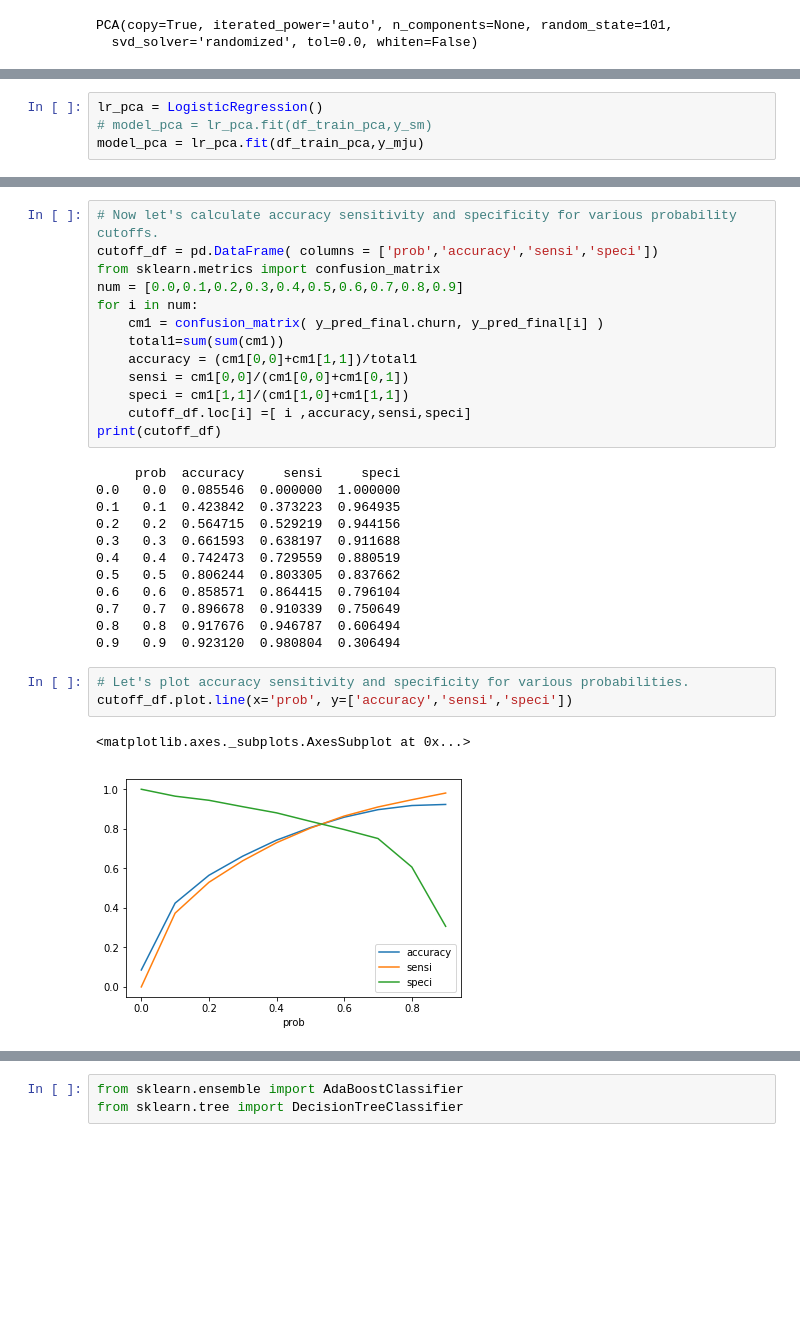
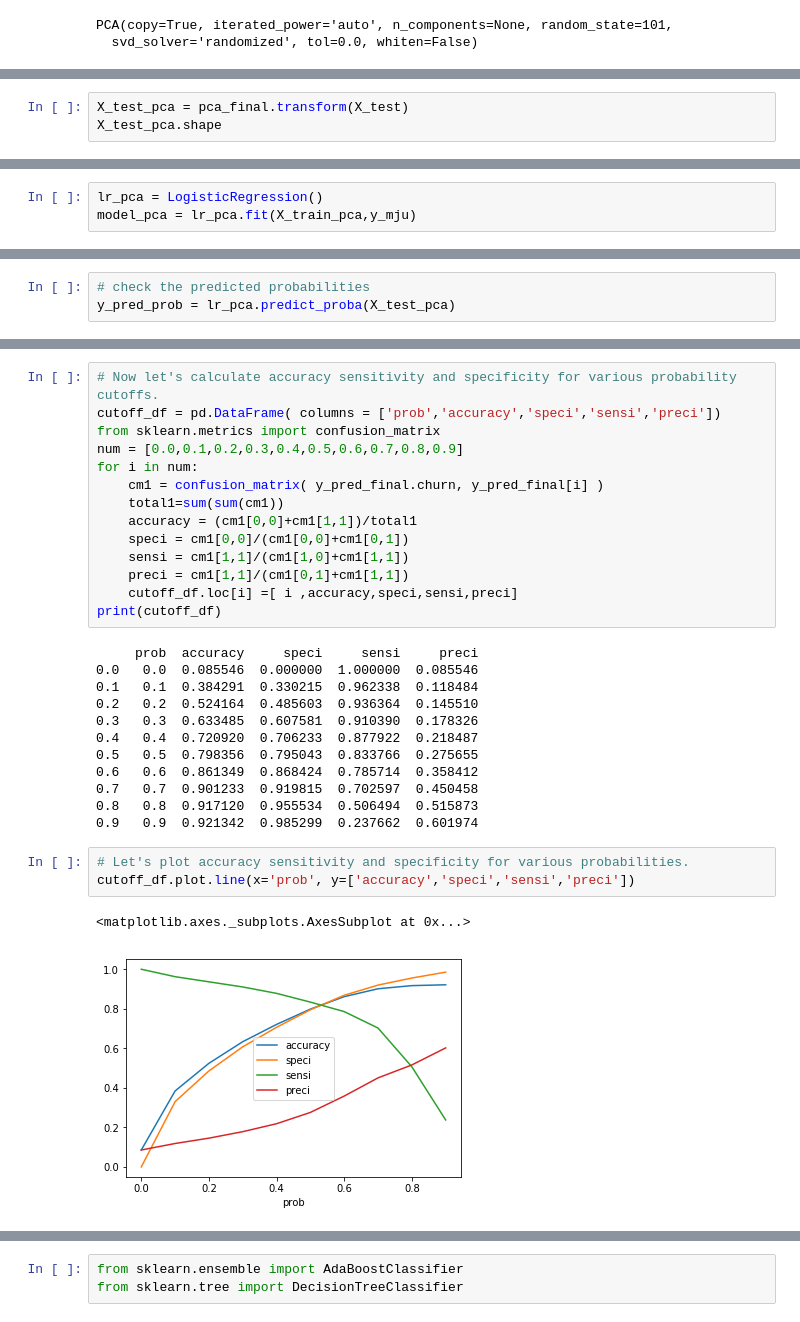
Before and after one commit to saad1504/Telecom_Churn_Case_Study, a Jupyter notebook: Telecom_Churn_Modelling_VM.ipynb, the cells around one changed output, grey strips where cells are left out. Cells and saved outputs as stored; diff of their text form; blank space fills up the shorter version.

```diff
--- a/Telecom_Churn_Modelling_VM.ipynb
+++ b/Telecom_Churn_Modelling_VM.ipynb
@@ -1373,0 +1478,3 @@ df_train_pca.shape
+# %%
+X_test_pca = pca_final.transform(X_test)
+X_test_pca.shape
@@ -1390,5 +1494,4 @@ df_test_pca.shape
 # %%
 lr_pca = LogisticRegression()
-# model_pca = lr_pca.fit(df_train_pca,y_sm)
-model_pca = lr_pca.fit(df_train_pca,y_mju)
+model_pca = lr_pca.fit(X_train_pca,y_mju)
 # %%
@@ -1425 +1514,4 @@ y_test_df['ID'] = y_test_df.index
+# %%
+# check the predicted probabilities
+y_pred_prob = lr_pca.predict_proba(X_test_pca)
 # %%
@@ -1464,32 +1564,33 @@ y_pred_final.head()
 # %%
 # Now let's calculate accuracy sensitivity and specificity for various probability cutoffs.
-cutoff_df = pd.DataFrame( columns = ['prob','accuracy','sensi','speci'])
+cutoff_df = pd.DataFrame( columns = ['prob','accuracy','speci','sensi','preci'])
 from sklearn.metrics import confusion_matrix
 num = [0.0,0.1,0.2,0.3,0.4,0.5,0.6,0.7,0.8,0.9]
 for i in num:
     cm1 = confusion_matrix( y_pred_final.churn, y_pred_final[i] )
     total1=sum(sum(cm1))
     accuracy = (cm1[0,0]+cm1[1,1])/total1
-    sensi = cm1[0,0]/(cm1[0,0]+cm1[0,1])
-    speci = cm1[1,1]/(cm1[1,0]+cm1[1,1])
-    cutoff_df.loc[i] =[ i ,accuracy,sensi,speci]
+    speci = cm1[0,0]/(cm1[0,0]+cm1[0,1])
+    sensi = cm1[1,1]/(cm1[1,0]+cm1[1,1])
+    preci = cm1[1,1]/(cm1[0,1]+cm1[1,1])
+    cutoff_df.loc[i] =[ i ,accuracy,speci,sensi,preci]
 print(cutoff_df)
 # %% [output]
-     prob  accuracy     sensi     speci
-0.0   0.0  0.085546  0.000000  1.000000
-0.1   0.1  0.423842  0.373223  0.964935
-0.2   0.2  0.564715  0.529219  0.944156
-0.3   0.3  0.661593  0.638197  0.911688
-0.4   0.4  0.742473  0.729559  0.880519
-0.5   0.5  0.806244  0.803305  0.837662
-0.6   0.6  0.858571  0.864415  0.796104
-0.7   0.7  0.896678  0.910339  0.750649
-0.8   0.8  0.917676  0.946787  0.606494
-0.9   0.9  0.923120  0.980804  0.306494
+     prob  accuracy     speci     sensi     preci
+0.0   0.0  0.085546  0.000000  1.000000  0.085546
+0.1   0.1  0.384291  0.330215  0.962338  0.118484
+0.2   0.2  0.524164  0.485603  0.936364  0.145510
+0.3   0.3  0.633485  0.607581  0.910390  0.178326
+0.4   0.4  0.720920  0.706233  0.877922  0.218487
+0.5   0.5  0.798356  0.795043  0.833766  0.275655
+0.6   0.6  0.861349  0.868424  0.785714  0.358412
+0.7   0.7  0.901233  0.919815  0.702597  0.450458
+0.8   0.8  0.917120  0.955534  0.506494  0.515873
+0.9   0.9  0.921342  0.985299  0.237662  0.601974
 # %%
 # Let's plot accuracy sensitivity and specificity for various probabilities.
-cutoff_df.plot.line(x='prob', y=['accuracy','sensi','speci'])
+cutoff_df.plot.line(x='prob', y=['accuracy','speci','sensi','preci'])
 # %% [output]
 <matplotlib.axes._subplots.AxesSubplot at 0x...>
-[figure, old version]
+[figure, new version]
 # %%
```
Also changed, not shown: parts of 133 cells of this notebook.
